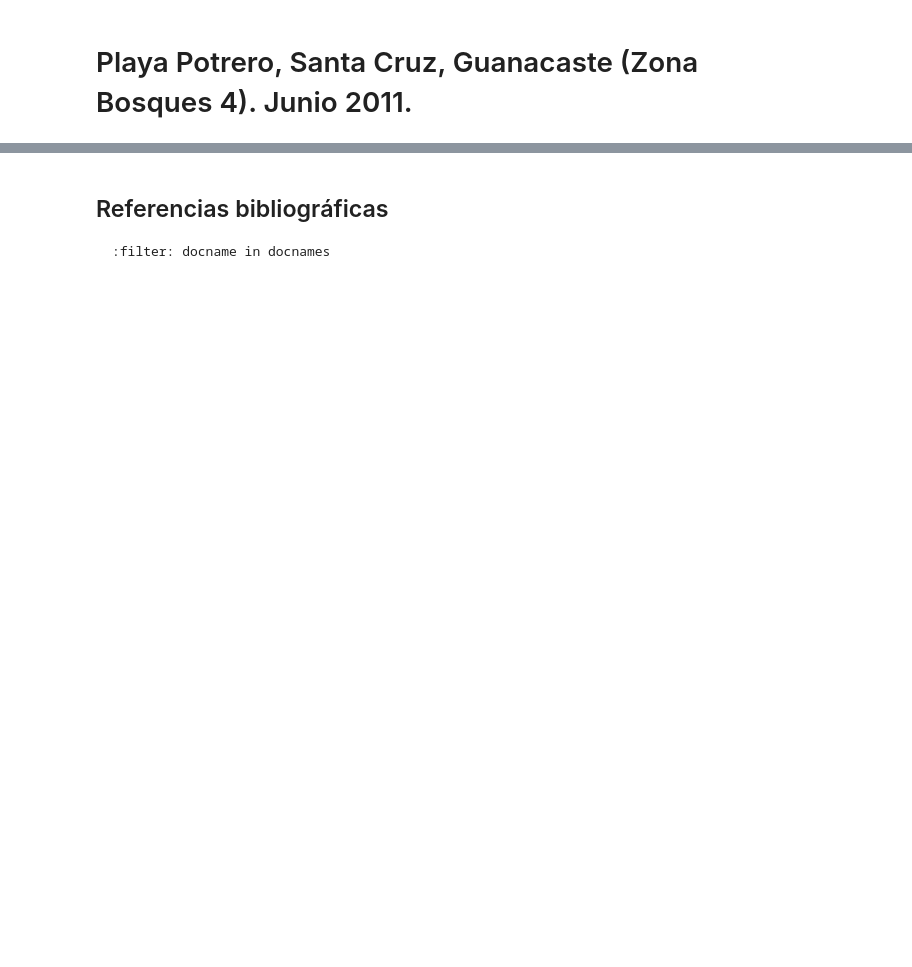
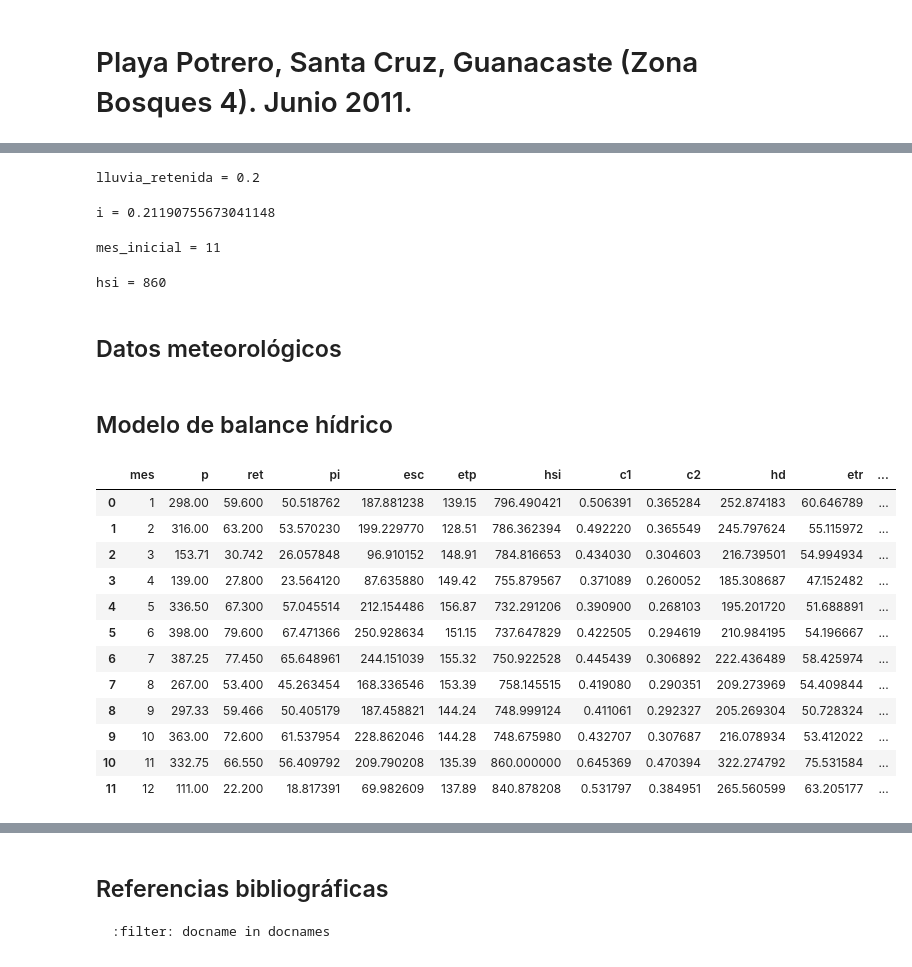
Before and after one commit to balancehidrico/balancehidrico.github.io, a Jupyter notebook: _build/jupyter_execute/modelos/playapotrero-201106-schosinsky/playapotrero-201106-schosinsky.ipynb, the cells around one changed output, grey strips where cells are left out. Drawn from its saved outputs; the diff is of its cells as text; code cells hidden in the pictures; blank space fills up the shorter version.

Commit message:
Generar salidas del modelo de balance hídrico

```diff
--- a/_build/jupyter_execute/modelos/playapotrero-201106-schosinsky/playapotrero-201106-schosinsky.ipynb
+++ b/_build/jupyter_execute/modelos/playapotrero-201106-schosinsky/playapotrero-201106-schosinsky.ipynb
@@ -32,0 +77,80 @@ Gunther Schosinsky {cite}`schosinsky_calculo_2006`
+# %%
+lluvia_retenida = textura.iloc[0, 12]
+print("lluvia_retenida =", lluvia_retenida)
+# %% [output]
+lluvia_retenida = 0.2
+# %%
+i = textura.iloc[0, 4]
+print("i =", i)
+# %% [output]
+i = 0.21190755673041148
+# %%
+mes_inicial = textura.iloc[0, 11]
+print("mes_inicial =", mes_inicial)
+# %% [output]
+mes_inicial = 11
+# %%
+hsi = textura.iloc[0, 7]
+print("hsi =", hsi)
+# %% [output]
+hsi = 860
+# %% [markdown]
+## Datos meteorológicos
+# %%
+# Cálculos de meses
+
+def ret(row):
+    if (row['p'] <= 5):
+        return row['p']
+    else:
+        if (row['p'] * lluvia_retenida > 5):
+            return row['p']*lluvia_retenida
+        else:
+            return 5
+
+def pi(row):
+    return (row['p'] - row['ret']) * i
+
+def esc(row):
+    return row['p'] - row['ret'] - row['pi']
+
+def etr(row):
+    if (row['hd'] >= (row['c1'] + row['c2'])/2 * row['etp']):
+        return (row['c1'] + row['c2'])/2 * row['etp']
+    else:
+        row['hd']
+
+def rp(row):
+    return row['pi'] + row['hsi'] - row['hsf'] - row['etr']
+
+def nr(row):
+    return row['dcc'] - row['etr'] + row['etp']
+# %%
+meses = pd.read_csv("datos/meses.csv")
+
+meses['ret'] = meses.apply(lambda row:ret(row), axis=1)
+meses['pi'] = meses.apply(lambda row:pi(row), axis=1)
+meses['esc'] = meses.apply(lambda row:esc(row), axis=1)
+
+meses['etr'] = meses.apply(lambda row:etr(row), axis=1)
+
+meses['rp'] = meses.apply(lambda row:rp(row), axis=1)
+meses['nr'] = meses.apply(lambda row:nr(row), axis=1)
+# %% [markdown]
+## Modelo de balance hídrico
+# %%
+meses
+# %% [output]
+|  | mes | p | ret | pi | esc | etp | hsi | c1 | c2 | hd | etr | ... |
+| 0 | 1 | 298.00 | 59.600 | 50.518762 | 187.881238 | 139.15 | 796.490421 | 0.506391 | 0.365284 | 252.874183 | 60.646789 | ... |
+| 1 | 2 | 316.00 | 63.200 | 53.570230 | 199.229770 | 128.51 | 786.362394 | 0.492220 | 0.365549 | 245.797624 | 55.115972 | ... |
+| 2 | 3 | 153.71 | 30.742 | 26.057848 | 96.910152 | 148.91 | 784.816653 | 0.434030 | 0.304603 | 216.739501 | 54.994934 | ... |
+| 3 | 4 | 139.00 | 27.800 | 23.564120 | 87.635880 | 149.42 | 755.879567 | 0.371089 | 0.260052 | 185.308687 | 47.152482 | ... |
+| 4 | 5 | 336.50 | 67.300 | 57.045514 | 212.154486 | 156.87 | 732.291206 | 0.390900 | 0.268103 | 195.201720 | 51.688891 | ... |
+| 5 | 6 | 398.00 | 79.600 | 67.471366 | 250.928634 | 151.15 | 737.647829 | 0.422505 | 0.294619 | 210.984195 | 54.196667 | ... |
+| 6 | 7 | 387.25 | 77.450 | 65.648961 | 244.151039 | 155.32 | 750.922528 | 0.445439 | 0.306892 | 222.436489 | 58.425974 | ... |
+| 7 | 8 | 267.00 | 53.400 | 45.263454 | 168.336546 | 153.39 | 758.145515 | 0.419080 | 0.290351 | 209.273969 | 54.409844 | ... |
+| 8 | 9 | 297.33 | 59.466 | 50.405179 | 187.458821 | 144.24 | 748.999124 | 0.411061 | 0.292327 | 205.269304 | 50.728324 | ... |
+| 9 | 10 | 363.00 | 72.600 | 61.537954 | 228.862046 | 144.28 | 748.675980 | 0.432707 | 0.307687 | 216.078934 | 53.412022 | ... |
+| 10 | 11 | 332.75 | 66.550 | 56.409792 | 209.790208 | 135.39 | 860.000000 | 0.645369 | 0.470394 | 322.274792 | 75.531584 | ... |
+| 11 | 12 | 111.00 | 22.200 | 18.817391 | 69.982609 | 137.89 | 840.878208 | 0.531797 | 0.384951 | 265.560599 | 63.205177 | ... |
```
Also changed, not shown: parts of 9 cells of this notebook, 10 other files.
